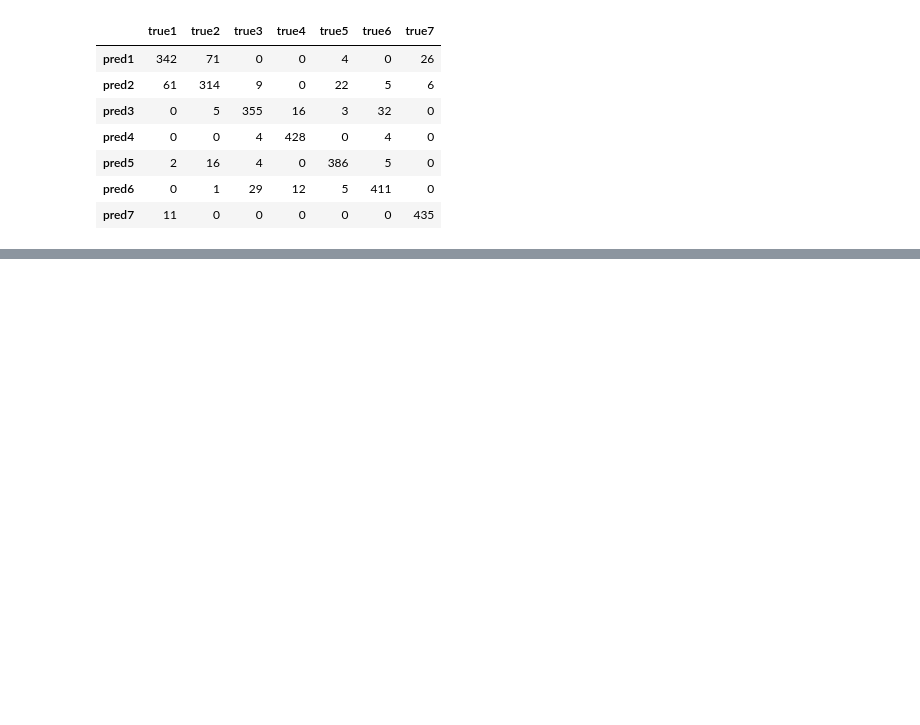
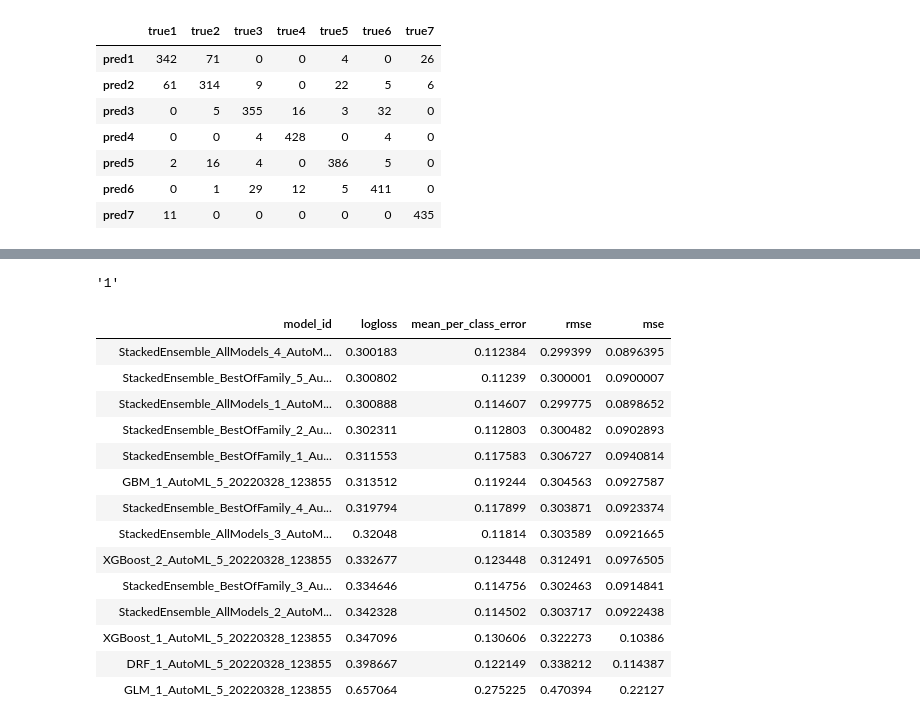
Before and after one commit to ceptln/forest_classification, a Jupyter notebook: kaggle_forest_notebook.ipynb, the cells around one changed output, grey strips where cells are left out. Cells and saved outputs as stored; diff of their text form; code cells hidden in the pictures; blank space fills up the shorter version.

```diff
--- a/kaggle_forest_notebook.ipynb
+++ b/kaggle_forest_notebook.ipynb
@@ -608,0 +691,24 @@ computing local metrics...
+# %%
+import h2o
+from h2o.automl import H2OAutoML
+
+import h2o
+h2o.init()
+
+X_train_enriched['Cover_Type'] = X_train_enriched['Cover_Type'].apply(lambda x: 'c' + str(x))
+
+hf = h2o.H2OFrame(X_train_enriched)
+
+# Data Transform - Split train : test datasets
+train, valid = hf.split_frame(ratios = [.80], seed = 1234)
+print("Training Dataset", train.shape)
+print("Validation Dataset", valid.shape)
+
+# Identify predictors and response
+featureColumns = train.columns
+targetColumn   = "Cover_Type"
+featureColumns.remove(targetColumn)
+featureColumns.remove('Vertical_Distance_To_Hydrology')
+
+print("Feature Columns : ");     print(featureColumns)
+print("\n\nTarget Column : ");   print(targetColumn)
@@ -608,0 +741,14 @@ computing local metrics...
+# %%
+t0 = time.time()
+
+# Run AutoML for YY base models (limited to 1 hour max runtime by default)
+aml = H2OAutoML(max_models=5, seed=1234,
+                #exclude_algos = ["StackedEnsemble"],
+                #sort_metric = 'rmse'
+                #balance_classes = True,
+                sort_metric = 'logloss'
+               )
+
+aml.train(x=featureColumns, y=targetColumn, training_frame = train, validation_frame = valid)
+
+print("Computing time %.2f seconds" % (time.time() - t0))
@@ -608,0 +761,24 @@ computing local metrics...
+# %%
+X_train_enriched['Cover_Type'] = X_train_enriched['Cover_Type'].apply(lambda x: str(x))
+X_train_enriched['Cover_Type'][0]
+# %% [output]
+'1'
+# %%
+lb = aml.leaderboard
+print(lb.head(rows = lb.nrows))
+# %% [output]
+| model_id | logloss | mean_per_class_error | rmse | mse |
+| StackedEnsemble_AllModels_4_AutoM... | 0.300183 | 0.112384 | 0.299399 | 0.0896395 |
+| StackedEnsemble_BestOfFamily_5_Au... | 0.300802 | 0.11239 | 0.300001 | 0.0900007 |
+| StackedEnsemble_AllModels_1_AutoM... | 0.300888 | 0.114607 | 0.299775 | 0.0898652 |
+| StackedEnsemble_BestOfFamily_2_Au... | 0.302311 | 0.112803 | 0.300482 | 0.0902893 |
+| StackedEnsemble_BestOfFamily_1_Au... | 0.311553 | 0.117583 | 0.306727 | 0.0940814 |
+| GBM_1_AutoML_5_20220328_123855 | 0.313512 | 0.119244 | 0.304563 | 0.0927587 |
+| StackedEnsemble_BestOfFamily_4_Au... | 0.319794 | 0.117899 | 0.303871 | 0.0923374 |
+| StackedEnsemble_AllModels_3_AutoM... | 0.32048 | 0.11814 | 0.303589 | 0.0921665 |
+| XGBoost_2_AutoML_5_20220328_123855 | 0.332677 | 0.123448 | 0.312491 | 0.0976505 |
+| StackedEnsemble_BestOfFamily_3_Au... | 0.334646 | 0.114756 | 0.302463 | 0.0914841 |
+| StackedEnsemble_AllModels_2_AutoM... | 0.342328 | 0.114502 | 0.303717 | 0.0922438 |
+| XGBoost_1_AutoML_5_20220328_123855 | 0.347096 | 0.130606 | 0.322273 | 0.10386 |
+| DRF_1_AutoML_5_20220328_123855 | 0.398667 | 0.122149 | 0.338212 | 0.114387 |
+| GLM_1_AutoML_5_20220328_123855 | 0.657064 | 0.275225 | 0.470394 | 0.22127 |
```
Also changed, not shown: parts of 24 cells of this notebook, 4 other files.
